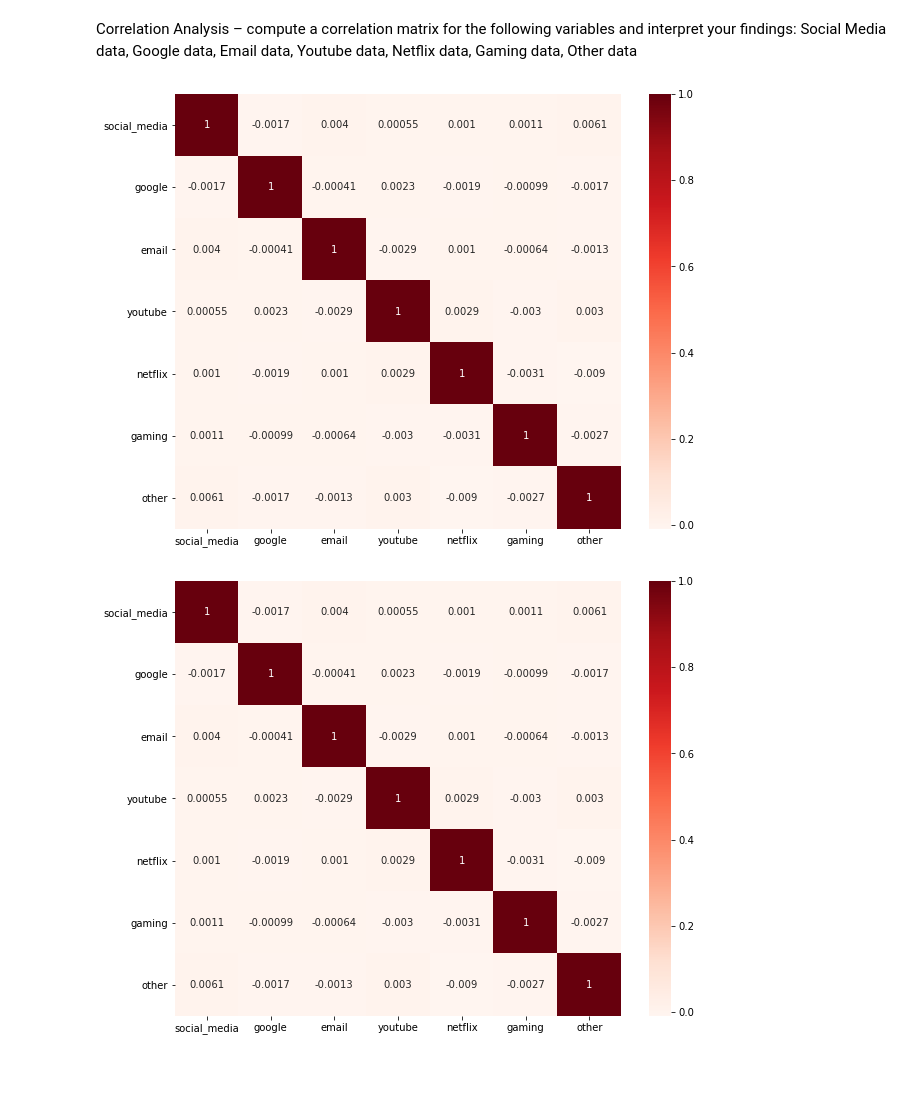
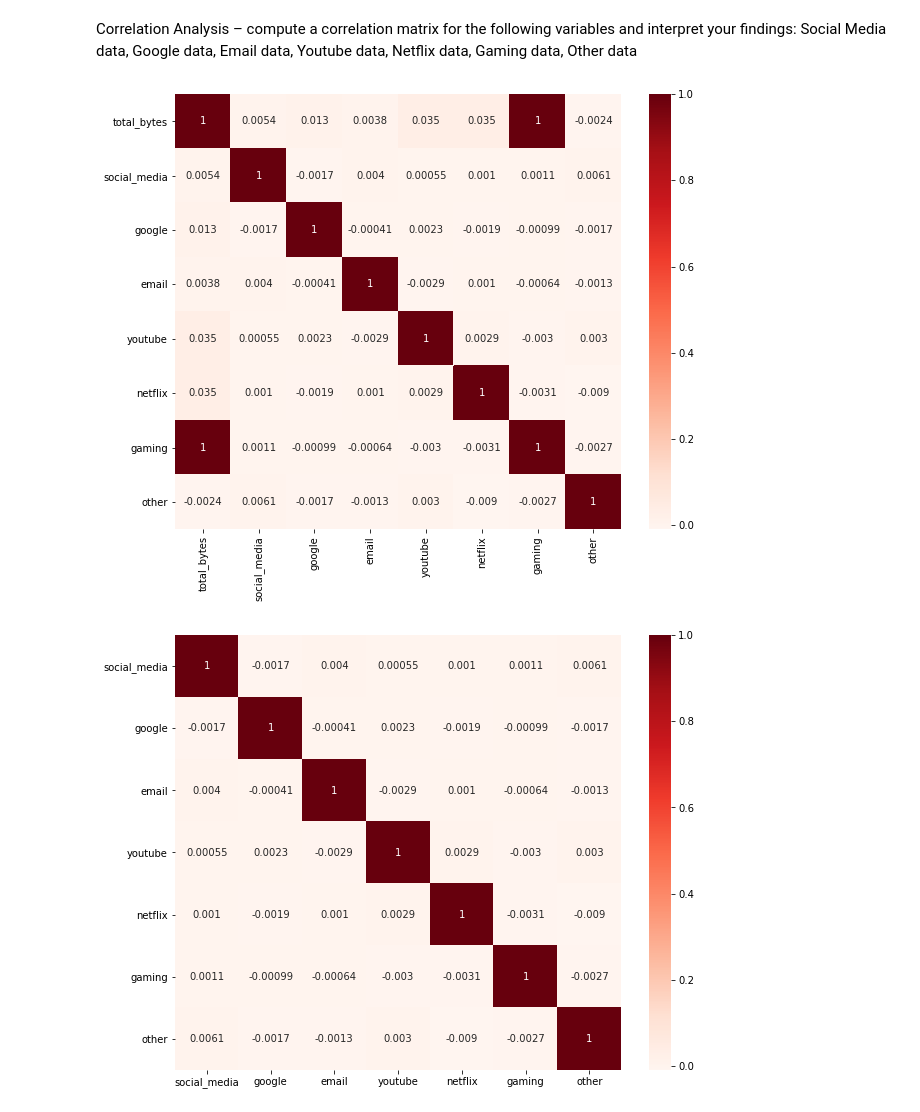
Before and after one commit to Amulah-98/tellco, a Jupyter notebook: Telecommunication .ipynb, the cells around one changed output. Drawn from its saved outputs; the diff is of its cells as text; code cells hidden in the pictures; blank space fills up the shorter version.

```diff
--- a/Telecommunication .ipynb
+++ b/Telecommunication .ipynb
@@ -131,6 +130,6 @@ Total DL (Bytes)                                 1
 dtype: int64
 # %%
 # drop columns with high number of missing values
-data_dropped = data.drop(['TCP DL Retrans. Vol (Bytes)', 'TCP UL Retrans. Vol (Bytes)', 'HTTP DL (Bytes)', 'HTTP UL (Bytes)', 'Nb of sec with 125000B < Vol DL', 'Nb of sec with 1250B < Vol UL < 6250B', 'Nb of sec with 31250B < Vol DL < 125000B', 'Nb of sec with 37500B < Vol UL','Nb of sec with 6250B < Vol DL < 31250B', 'Nb of sec with 6250B < Vol UL < 37500B'], axis=1)
+data_dropped = data.drop(['HTTP DL (Bytes)', 'HTTP UL (Bytes)', 'Nb of sec with 125000B < Vol DL', 'Nb of sec with 1250B < Vol UL < 6250B', 'Nb of sec with 31250B < Vol DL < 125000B', 'Nb of sec with 37500B < Vol UL','Nb of sec with 6250B < Vol DL < 31250B', 'Nb of sec with 6250B < Vol UL < 37500B'], axis=1)
 data_dropped.shape
 # %% [output]
@@ -232,6 +231,9 @@ from sklearn.impute import SimpleImputer
 imputer = SimpleImputer(missing_values=np.nan, strategy='mean')
 
 imputer.fit(data1['Avg RTT DL (ms)'].values.reshape(-1, 1))
+data1['TCP DL Retrans. Vol (Bytes)'] = imputer.transform(data1['TCP DL Retrans. Vol (Bytes)'].values.reshape(-1, 1))
+data1['TCP UL Retrans. Vol (Bytes)'] = imputer.transform(data1['TCP UL Retrans. Vol (Bytes)'].values.reshape(-1, 1))
+
 data1['Avg RTT DL (ms)'] = imputer.transform(data1['Avg RTT DL (ms)'].values.reshape(-1, 1))
 data1['Total DL (Bytes)'] = imputer.transform(data1['Total DL (Bytes)'].values.reshape(-1, 1))
 data1['Total UL (Bytes)'] = imputer.transform(data1['Total UL (Bytes)'].values.reshape(-1, 1))
@@ -659,12 +656,12 @@ Correlation Analysis – compute a correlation matrix for the following variable
 # %%
 #Using Pearson Correlation
 app_corr = data1[['total_bytes','social_media', 'google', 'email', 'youtube', 'netflix', 'gaming', 'other']]
 plt.figure(figsize=(10,8))
-cor = df.corr()
+cor = app_corr.corr()
 sns.heatmap(cor, annot=True, cmap=plt.cm.Reds)
 plt.show()
 # %% [output]
-[figure, old version]
+[figure, new version]
 # %%
 #Using Pearson Correlation
 df = data1[['social_media', 'google', 'email', 'youtube', 'netflix', 'gaming', 'other']]
```
Also changed, not shown: parts of 73 cells of this notebook.
